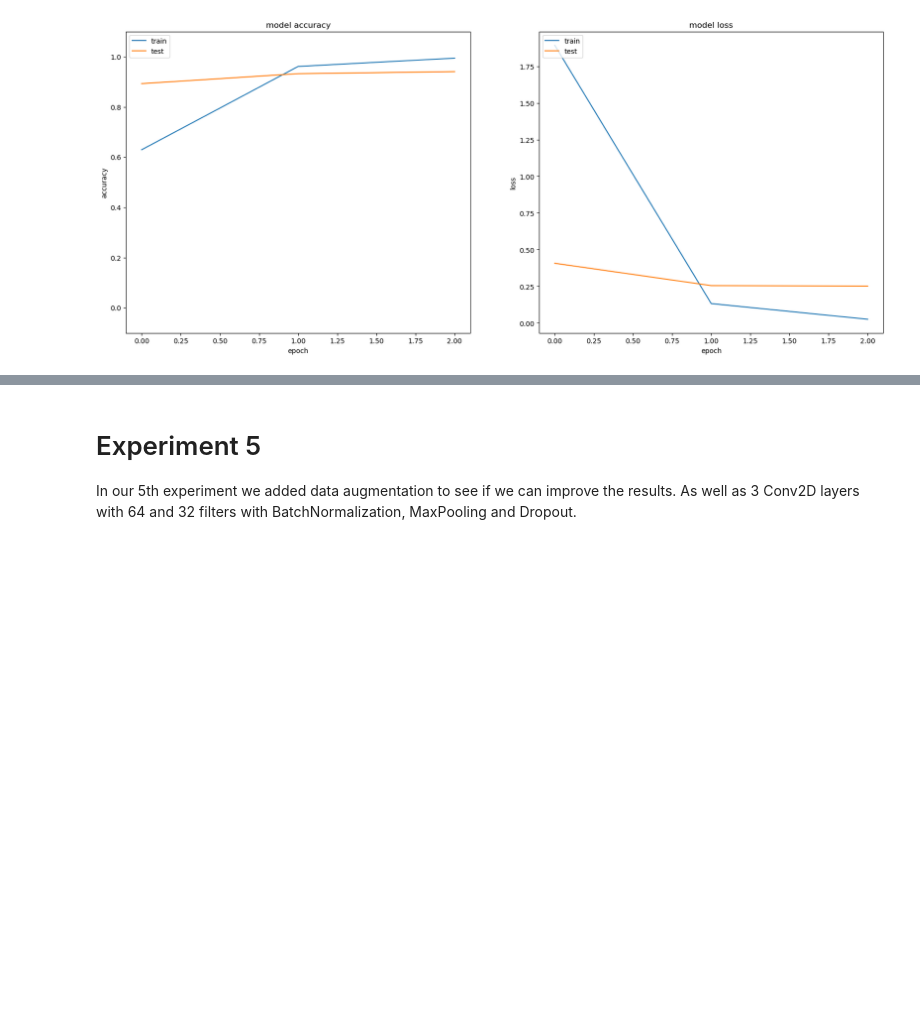
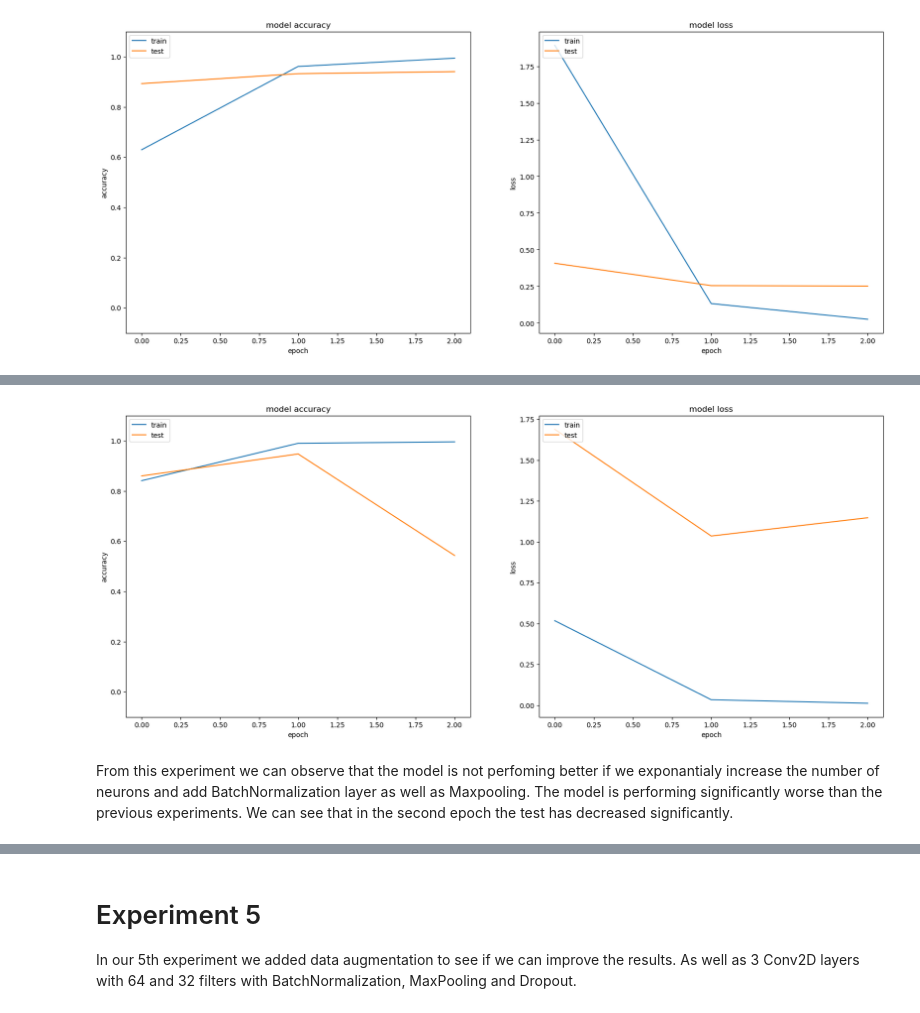
Before and after one commit to alexbejann/frisian-runes-recognition, a Jupyter notebook: MLBD-Assignment2/Part_2_CNN_final.ipynb, the cells around one changed output, grey strips where cells are left out. Cells and saved outputs as stored; diff of their text form; code cells hidden in the pictures; blank space fills up the shorter version.

```diff
--- a/MLBD-Assignment2/Part_2_CNN_final.ipynb
+++ b/MLBD-Assignment2/Part_2_CNN_final.ipynb
@@ -253,0 +294,17 @@ In addition to the maxpooling we added the dropout layer with a rate of 0.2. The
+# %%
+model = create_model(layers=[
+  tf.keras.layers.Conv2D(64, kernel_size, activation="relu"),
+  tf.keras.layers.MaxPooling2D(pool_size=(2,2)),
+  tf.keras.layers.Conv2D(128, kernel_size, activation="relu"),
+  tf.keras.layers.MaxPooling2D(pool_size=(2,2)),
+  tf.keras.layers.Conv2D(256, kernel_size, activation="relu"),
+  tf.keras.layers.MaxPooling2D((2,2)),
+  tf.keras.layers.BatchNormalization(),
+  tf.keras.layers.Conv2D(128, kernel_size, activation="relu"),
+  tf.keras.layers.MaxPooling2D((2,2)),
+])
+history = model.fit(X_train, y_train, epochs=EPOCHS, validation_data=(X_test, y_test), callbacks=[early_stopping()])
+evaluation_results = model.evaluate(X_train, y_train, batch_size=BATCH_SIZE)
+plot_acc_loss(history)
+models_and_history.append((model, history, evaluation_results))
+# %% [output]
@@ -253,0 +319,3 @@ In addition to the maxpooling we added the dropout layer with a rate of 0.2. The
+[figure, added]
+# %% [markdown]
+From this experiment we can observe that the model is not perfoming better if we exponantialy increase the number of neurons and add BatchNormalization layer as well as Maxpooling. The model is performing significantly worse than the previous experiments. We can see that in the second epoch the test has decreased significantly.
```
Also changed, not shown: parts of 45 cells of this notebook.
